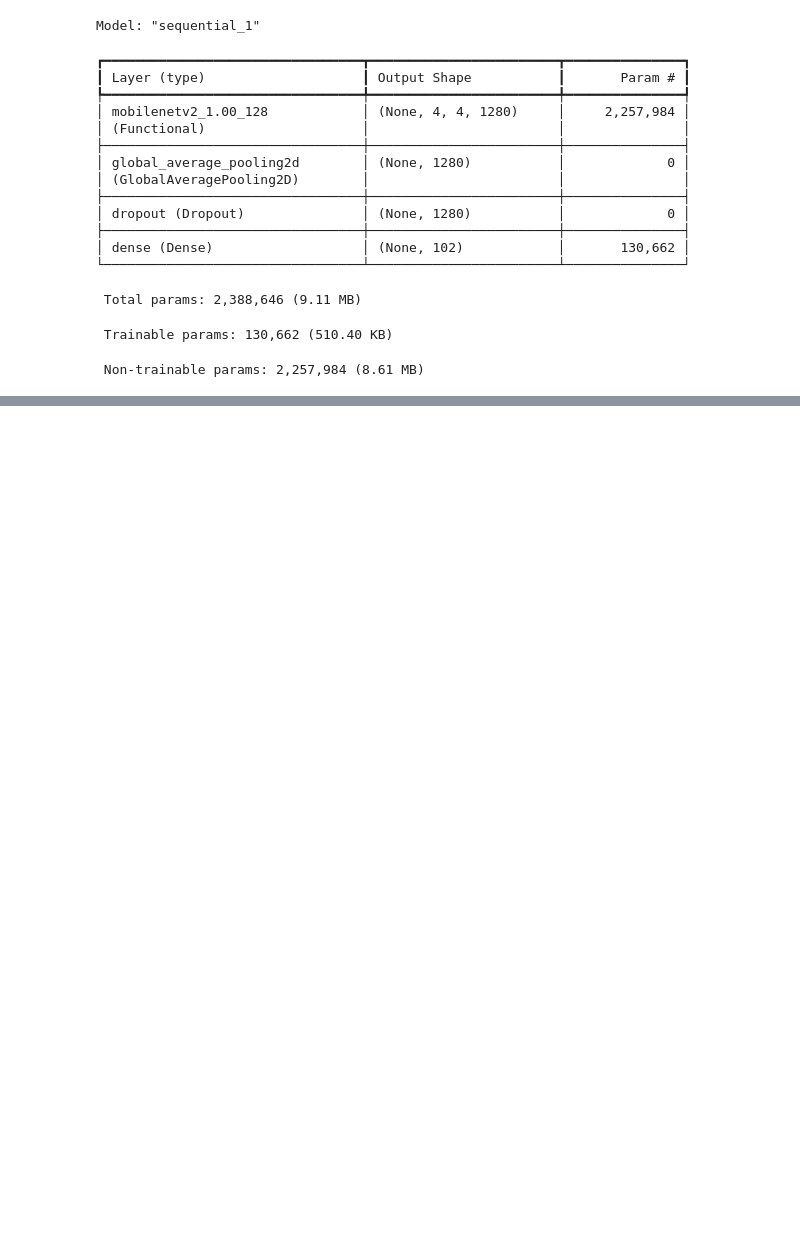
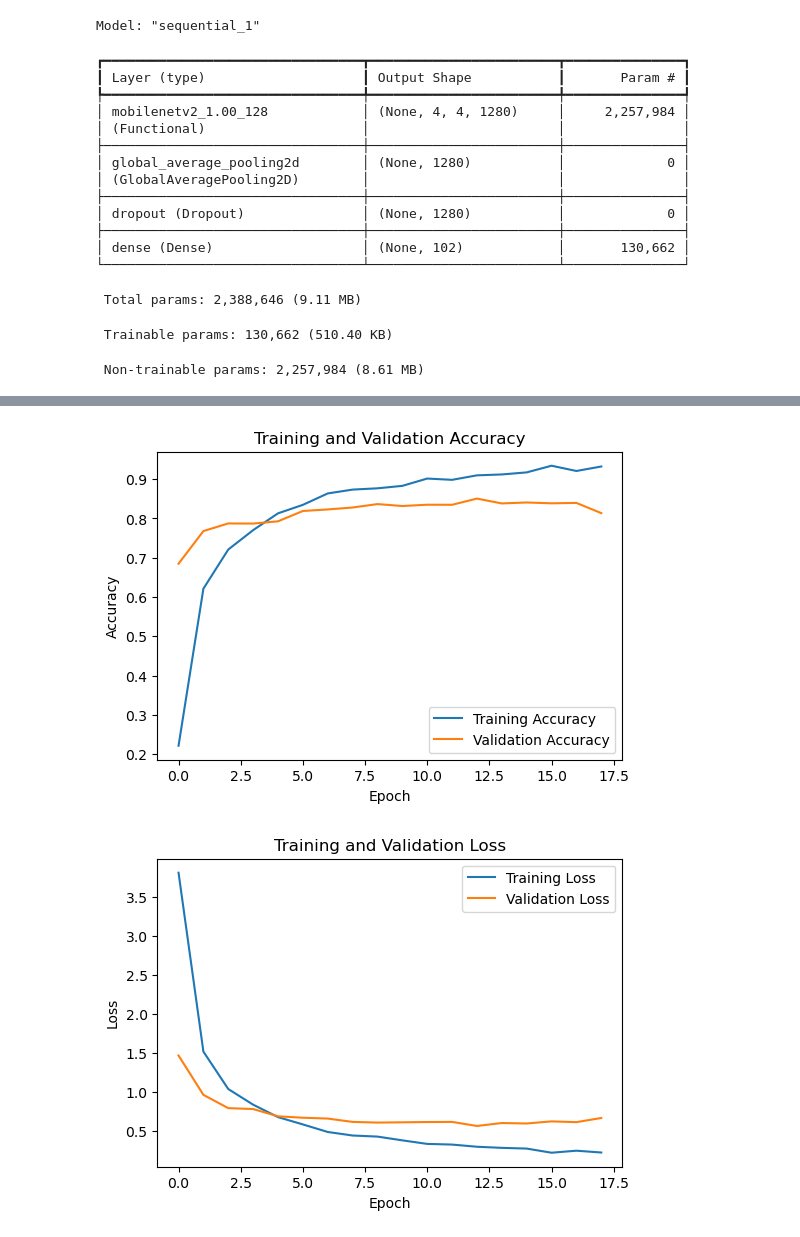
Before and after one commit to ketut-garjita/caltech-101-classification-model, a Jupyter notebook: train_model.ipynb, the cells around one changed output, grey strips where cells are left out. Cells and saved outputs as stored; diff of their text form; code cells hidden in the pictures; blank space fills up the shorter version.

```diff
--- a/train_model.ipynb
+++ b/train_model.ipynb
@@ -77,7 +77,7 @@ print("\nStep 4: Visualize Sample Data")
 plt.imshow(train_df.loc[5, "image_data"])
 plt.title(f"Label: {train_df.loc[5, 'label_name']}")
 plt.axis("off")
-plt.savefig("outputs/image_sample.png")
+plt.savefig("output/image_sample.png")
 plt.show()
 
 
@@ -152,7 +152,7 @@ test_loss, test_accuracy = model.evaluate(test_data)
 print(f"Test Accuracy: {test_accuracy}")
 
 # model.save("caltech101_model.keras")
-model.save('models/caltech101_cnn_model.keras')
+model.save('model/caltech101_cnn_model.keras')
 
 # **Step 11: Visualize Training History**
 print("\nStep 11: Visualize Training History")
@@ -164,7 +164,7 @@ plt.legend()
 plt.title("Training and Validation Accuracy")
 plt.xlabel("Epoch")
 plt.ylabel("Accuracy")
-plt.savefig("outputs/Training_Validation_Accuracy.png")
+plt.savefig("output/Training_Validation_Accuracy.png")
 plt.show()
 
 # Training and Validation Loss
@@ -175,7 +175,7 @@ plt.legend()
 plt.title("Training and Validation Loss")
 plt.xlabel("Epoch")
 plt.ylabel("Loss")
-plt.savefig("outputs/Training_Validation_Loss.png")
+plt.savefig("output/Training_Validation_Loss.png")
 plt.show()
 # %% [output]
 2024-12-12 19:02:26.673894: I tensorflow/core/util/port.cc:153] oneDNN custom operations are on. You may see slightly different numerical results due to floating-point round-off errors from different  ...
@@ -247,0 +248,2 @@ Epoch 6/20
+[figure, added]
+[figure, added]
```
Also changed, not shown: parts of 1 cell of this notebook, 5 other files.
